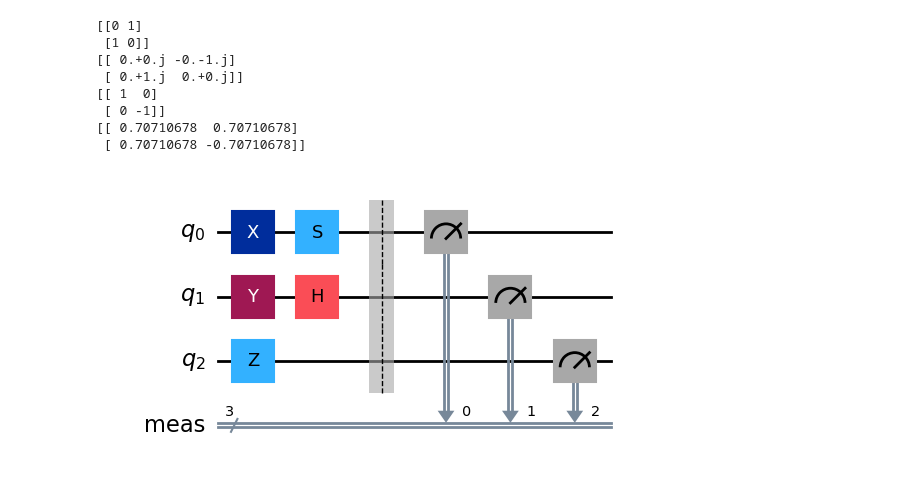
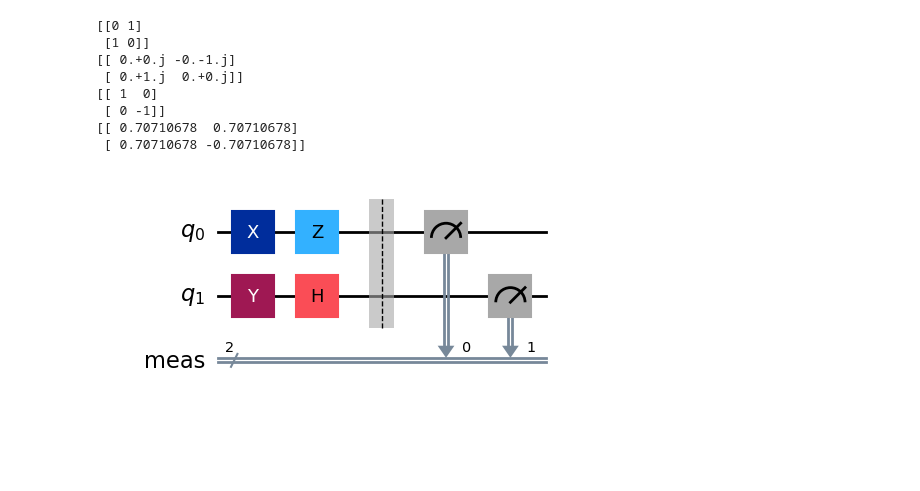
Before and after one commit to TheShyamTripathi/Quantaum_Code, a Jupyter notebook: Quantum2.ipynb, the cells around one changed output. Drawn from its saved outputs; the diff is of its cells as text; code cells hidden in the pictures; blank space fills up the shorter version.

```diff
--- a/Quantum2.ipynb
+++ b/Quantum2.ipynb
@@ -5,37 +5,36 @@ from qiskit_aer import Aer
 from qiskit.visualization import plot_histogram
 import matplotlib.pyplot as plt
 # %%
-qc = QuantumCircuit(3) # create a quantum circuit with 3 qubits
+qc = QuantumCircuit(2) # create a quantum circuit with 3 qubits
 # create the x gate
 qc.x(0)
+shots = 1024 # number of shots for the simulation
 # matrix representation of the x gate
 print(np.array([[0, 1], [1, 0]]))
-
+# create the z gate
+qc.z(0)
+# matrix representation of the z gate
+print(np.array([[1, 0], [0, -1]]))
 # create the y gate
 qc.y(1)
 # matrix representation of the y gate
 print(np.array([[0, -1j], [1j, 0]]))
-
-# create the z gate
-qc.z(2)
-# matrix representation of the z gate
-print(np.array([[1, 0], [0, -1]]))
 # create the h gate
 qc.h(1)
 # matrix representation of the h gate
 print(np.array([[1, 1], [1, -1]]) / np.sqrt(2))
 # create the s  gate
-qc.s(0)
+#qc.s(0)
 qc.measure_all()
 qc.draw('mpl')
 # %% [output]
 [[0 1]
  [1 0]]
 [[ 0.+0.j -0.-1.j]
  [ 0.+1.j  0.+0.j]]
 [[ 1  0]
  [ 0 -1]]
 [[ 0.70710678  0.70710678]
  [ 0.70710678 -0.70710678]]
-[figure, old version]
+[figure, new version]
 # %%
```
Also changed, not shown: parts of 1 cell of this notebook, 1 other file.
